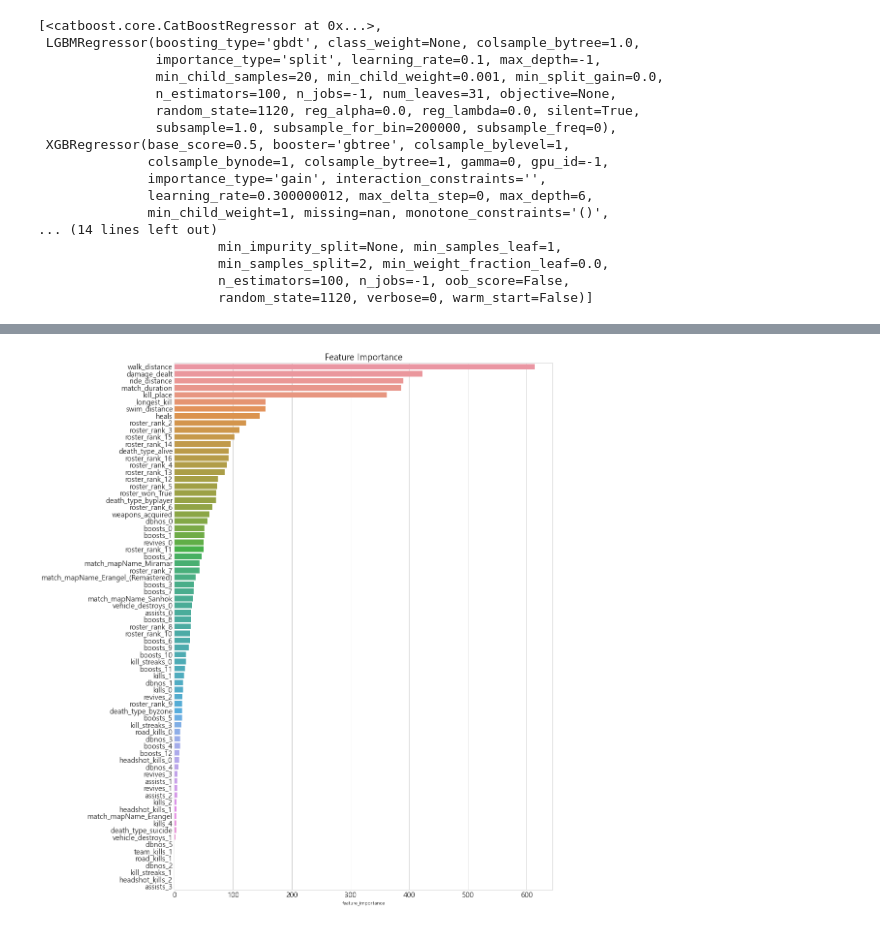
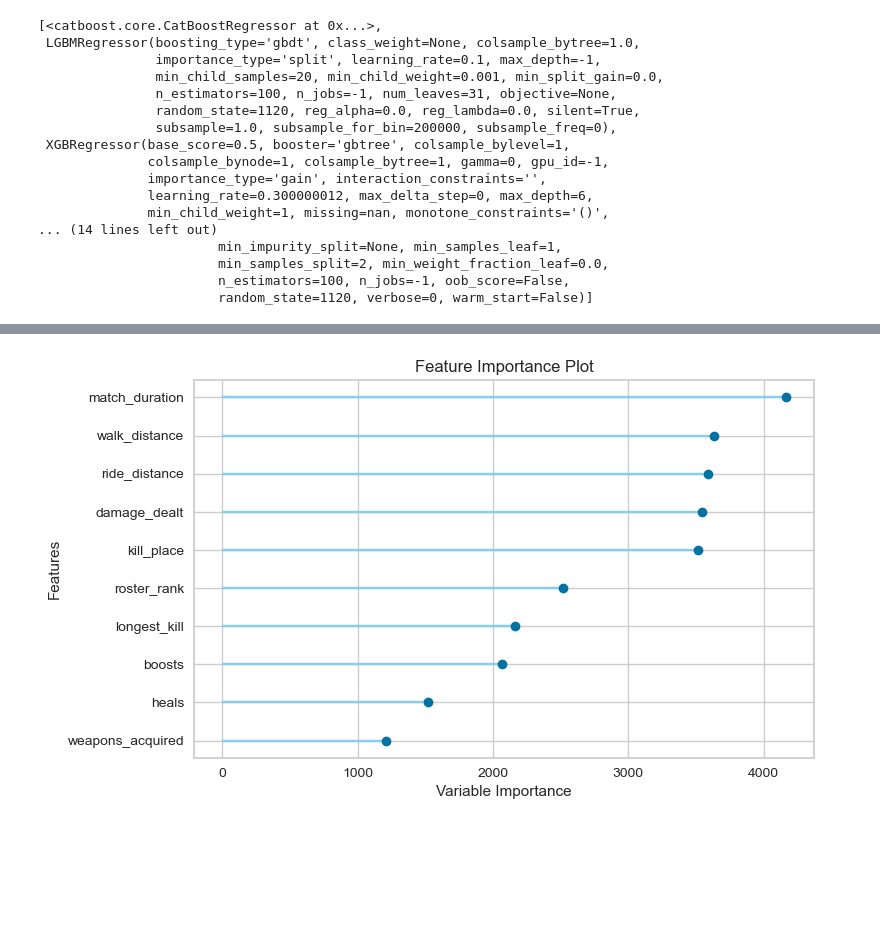
Before and after one commit to tonypark-cw/opgg, a Jupyter notebook: keunung_park/regression.ipynb, the cells around one changed output, grey strips where cells are left out. Saved outputs shown, nothing was run; the diff lists cells and outputs as text; code cells hidden in the pictures; blank space fills up the shorter version.

```diff
--- a/keunung_park/regression.ipynb
+++ b/keunung_park/regression.ipynb
@@ -233,15 +247,7 @@ tuned_lgbm = tune_model(lgbm, fold=5, optimize='r2', search_library='optuna')
-# %%
-feature_importances = pd.DataFrame(tuned_lgbm.feature_importances_, columns=['feature_importance'], index=tuned_lgbm.feature_name_)
-feature_importances = feature_importances.query('feature_importance>0').sort_values(by='feature_importance', ascending=False)
-
-plt.figure(figsize=(14, 20))
-sns.barplot(data=feature_importances, x='feature_importance', y=feature_importances.index)
-plt.title('Feature Importance', fontsize=18)
-plt.xticks(fontsize=15)
-plt.yticks(fontsize=15)
-plt.show()
-# %% [output]
-[figure, removed]
+# %%
+plot_model(estimator = tuned_lgbm, plot = 'feature')
+# %% [output]
+[figure, added]
 # %%
 pred = predict_model(tuned_lgbm, data=x_test)
 # %%
```
Also changed, not shown: parts of 19 cells of this notebook.
